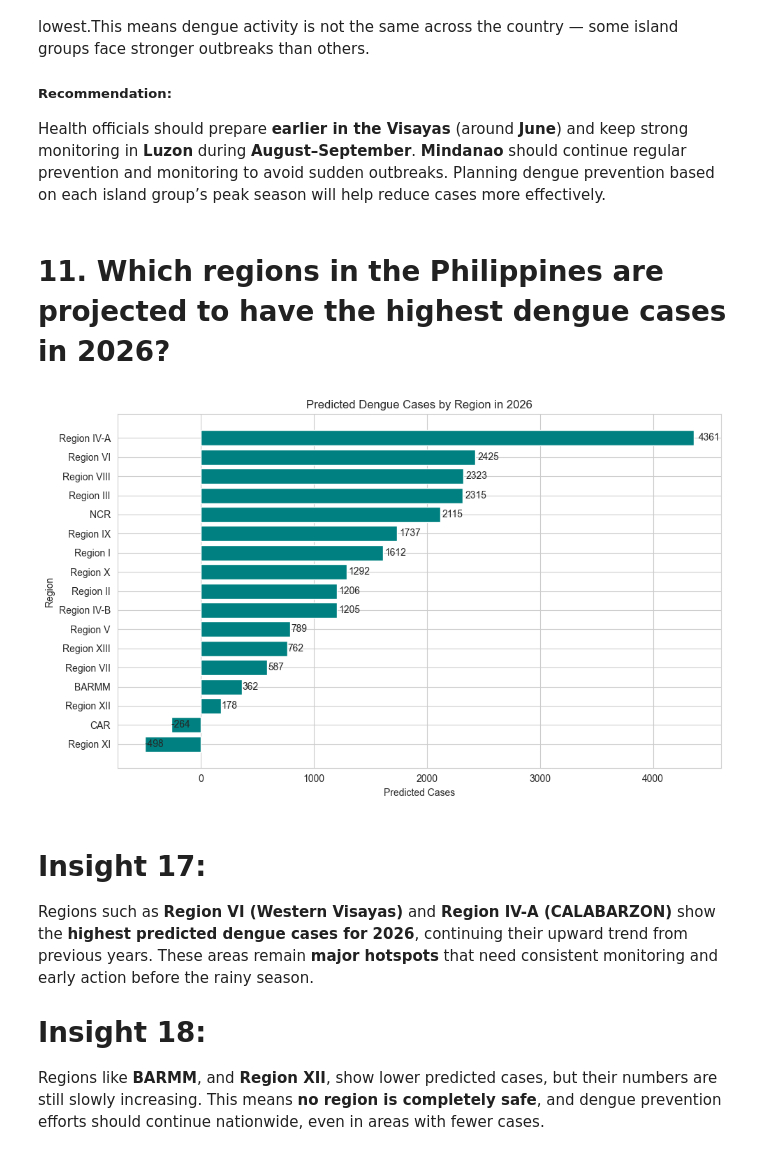
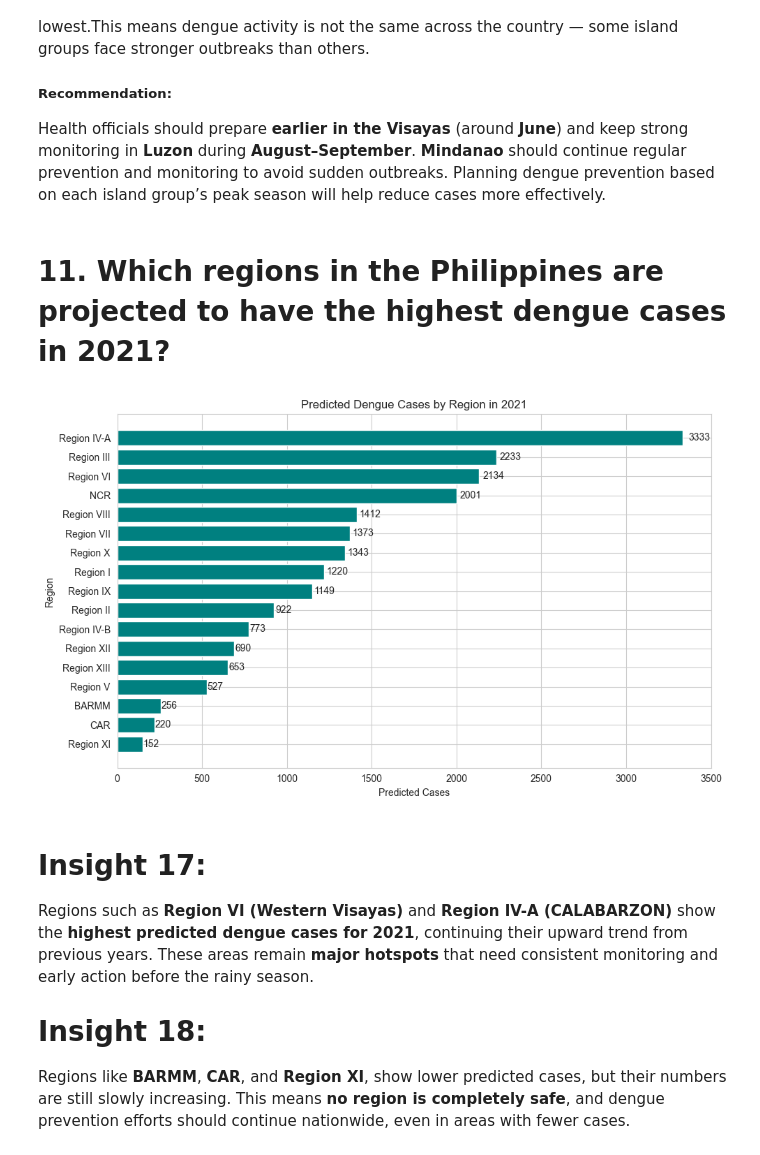
Before and after one commit to raiahyxs/Data-Analytics, a Jupyter notebook: ITELEC03/FINALS-ACTIVITIES/PROJECT3_PH_DENGUE_ANALYSIS.ipynb, the cells around one changed output. Cells and saved outputs as stored; diff of their text form; code cells hidden in the pictures.

```diff
--- a/ITELEC03/FINALS-ACTIVITIES/PROJECT3_PH_DENGUE_ANALYSIS.ipynb
+++ b/ITELEC03/FINALS-ACTIVITIES/PROJECT3_PH_DENGUE_ANALYSIS.ipynb
@@ -561,40 +561,40 @@ Dengue cases rise sharply during the rainy months, especially from **July to Sep
 ##### Recommendation:
 Health officials should prepare **earlier in the Visayas** (around **June**) and keep strong monitoring in **Luzon** during **August–September**. **Mindanao** should continue regular prevention and monitoring to avoid sudden outbreaks. Planning dengue prevention based on each island group’s peak season will help reduce cases more effectively.
 # %% [markdown]
-# 11. Which regions in the Philippines are projected to have the highest dengue cases in 2026?
+# 11. Which regions in the Philippines are projected to have the highest dengue cases in 2021?
 # %%
 regions = dengue_df['Region'].unique()
 predictions = []
 
 for region in regions:
     data = dengue_df[dengue_df['Region'] == region]
     X = data[['Year']]
     y = data['Dengue_Cases']
     model = LinearRegression().fit(X, y)
-    predictions.append((region, model.predict([[2026]])[0]))
+    predictions.append((region, model.predict([[2021]])[0]))
 
 predictions.sort(key=lambda x: x[1], reverse=True)
 
 plt.figure(figsize=(10,6))
 bars = plt.barh([r for r, _ in predictions], [v for _, v in predictions], color='teal')
-plt.title("Predicted Dengue Cases by Region in 2026")
+plt.title("Predicted Dengue Cases by Region in 2021")
 plt.xlabel("Predicted Cases")
 plt.ylabel("Region")
 plt.gca().invert_yaxis()
 
 for bar in bars:
     plt.text(bar.get_width() + bar.get_width() * 0.01,
              bar.get_y() + bar.get_height() / 2,
              f"{bar.get_width():.0f}", va='center')
 
 plt.tight_layout()
 plt.show()
 # %% [output]
-[figure, old version]
+[figure, new version]
 # %% [markdown]
 # Insight 17:
-Regions such as **Region VI (Western Visayas)** and **Region IV-A (CALABARZON)** show the **highest predicted dengue cases for 2026**, continuing their upward trend from previous years. These areas remain **major hotspots** that need consistent monitoring and early action before the rainy season.
+Regions such as **Region VI (Western Visayas)** and **Region IV-A (CALABARZON)** show the **highest predicted dengue cases for 2021**, continuing their upward trend from previous years. These areas remain **major hotspots** that need consistent monitoring and early action before the rainy season.
 
 # Insight 18:
-Regions like **BARMM**, and **Region XII**, show lower predicted cases, but their numbers are still slowly increasing. This means **no region is completely safe**, and dengue prevention efforts should continue nationwide, even in areas with fewer cases.
+Regions like **BARMM**, **CAR**, and **Region XI**, show lower predicted cases, but their numbers are still slowly increasing. This means **no region is completely safe**, and dengue prevention efforts should continue nationwide, even in areas with fewer cases.
 # %% [markdown]
```
Also changed, not shown: parts of 4 cells of this notebook.
